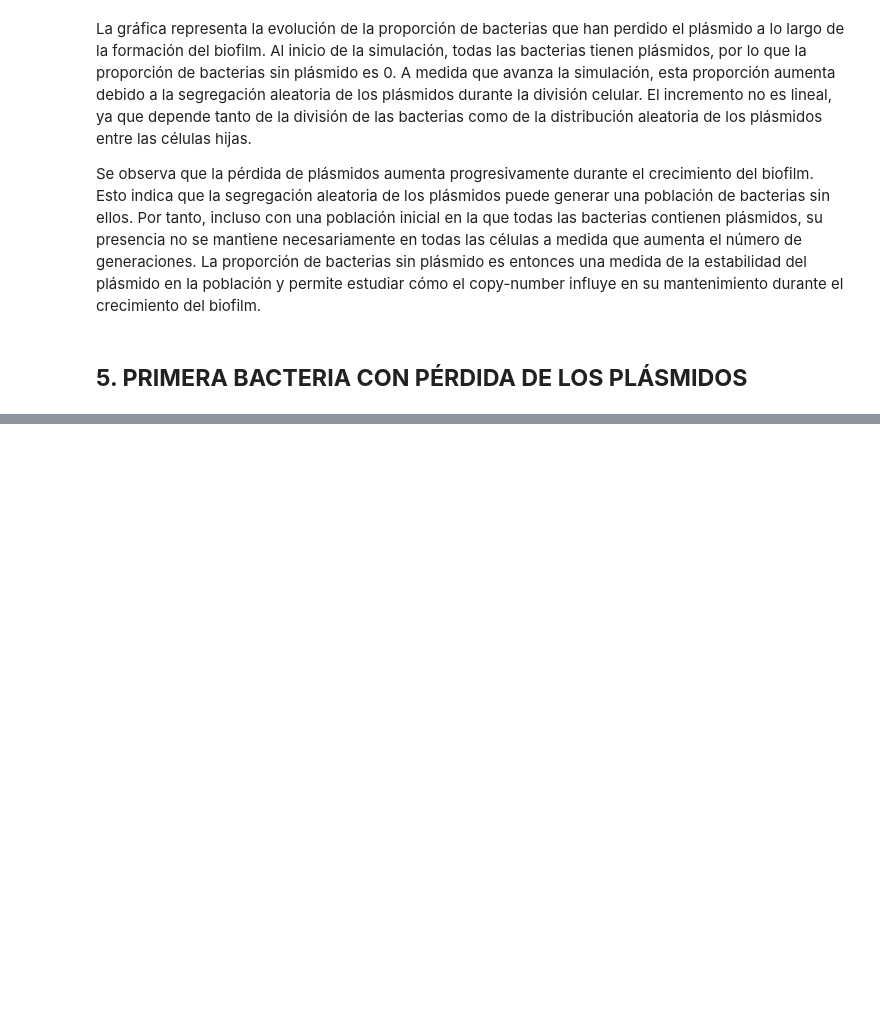
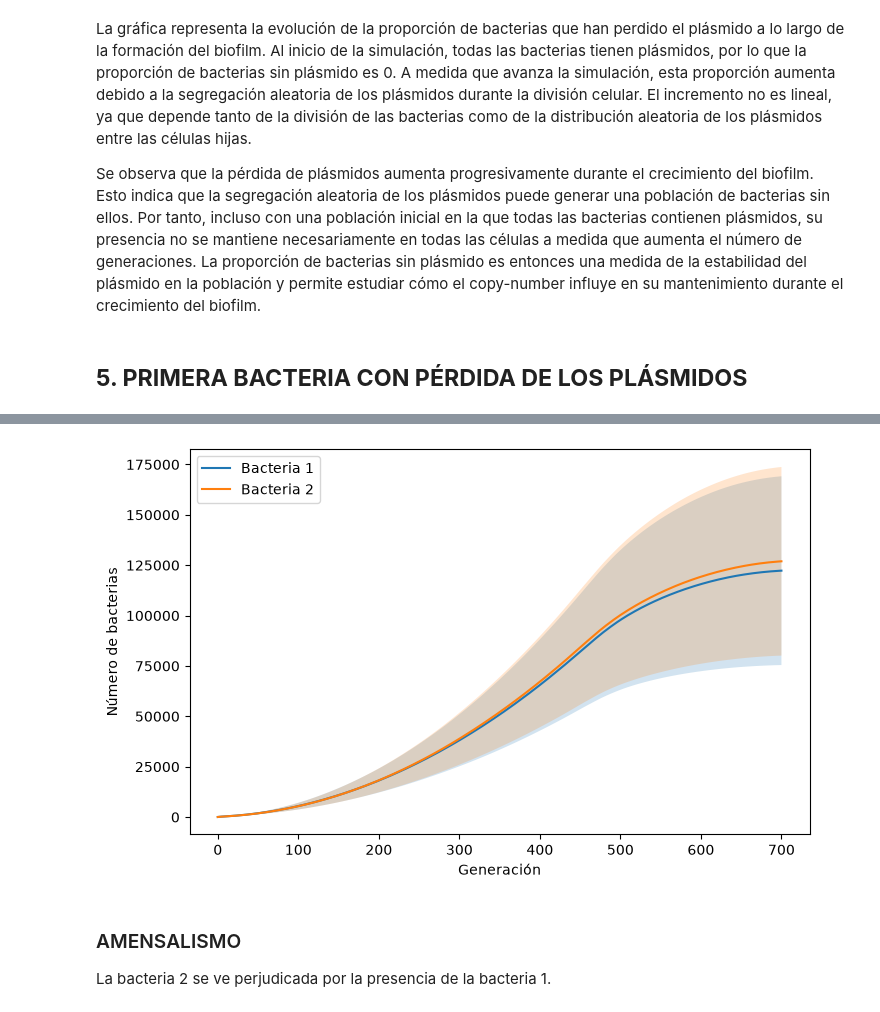
Before and after one commit to ElenaAndreu/Biofilm, a Jupyter notebook: biofilm.ipynb, the cells around one changed output, grey strips where cells are left out. Saved outputs shown, nothing was run; the diff lists cells and outputs as text; code cells hidden in the pictures; blank space fills up the shorter version.

```diff
--- a/biofilm.ipynb
+++ b/biofilm.ipynb
@@ -906,0 +1341,77 @@ plt.show()
+# %%
+repetitions = 50
+
+u_mean_history = []
+v_mean_history = []
+
+for r in range(repetitions):
+    lattice = np.zeros((l, l), dtype=int)
+    center = l // 2
+    for i in range(b_0):
+
+        x = center + random.randint(-10, 10)
+        y = center + random.randint(-10, 10)
+
+        while lattice[x, y] != 0:
+            x = center + random.randint(-10, 10)
+            y = center + random.randint(-10, 10)
+
+
+        if random.random() < 0.5:
+            lattice[x, y] = 1
+        else:
+            lattice[x, y] = 2
+
+    nutrients = np.ones((l, l)) * n_0
+
+    blocked_bacteria = np.zeros((l, l), dtype=np.bool_)
+
+    u_history = []
+    v_history = []
+
+
+    for step in range(steps + 1):
+
+        nutrients = update_nutrients(nutrients, lattice)
+
+        u_history.append(np.sum(lattice == 1))
+        v_history.append(np.sum(lattice == 2))
+
+        grow(lattice, blocked_bacteria, nutrients)
+
+    u_mean_history.append(u_history)
+    v_mean_history.append(v_history)
+
+
+u_mean_history = np.array(u_mean_history)
+v_mean_history = np.array(v_mean_history)
+
+
+u_mean = np.mean(u_mean_history, axis=0)
+v_mean = np.mean(v_mean_history, axis=0)
+
+u_std = np.std(u_mean_history, axis=0)
+v_std = np.std(v_mean_history, axis=0)
+
+
+
+plt.figure(figsize=(8, 5))
+
+plt.plot(range(steps + 1), u_mean, label="Bacteria 1")
+plt.fill_between(range(steps + 1), u_mean - u_std, u_mean + u_std, alpha=0.2)
+
+plt.plot(range(steps + 1), v_mean, label="Bacteria 2")
+
+plt.fill_between(range(steps + 1), v_mean - v_std, v_mean + v_std, alpha=0.2)
+
+plt.xlabel("Generación")
+plt.ylabel("Número de bacterias")
+
+plt.legend()
+plt.show()
+# %% [output]
+[figure, added]
+# %% [markdown]
+### AMENSALISMO
+
+La bacteria 2 se ve perjudicada por la presencia de la bacteria 1.
```
Also changed, not shown: parts of 28 cells of this notebook.
